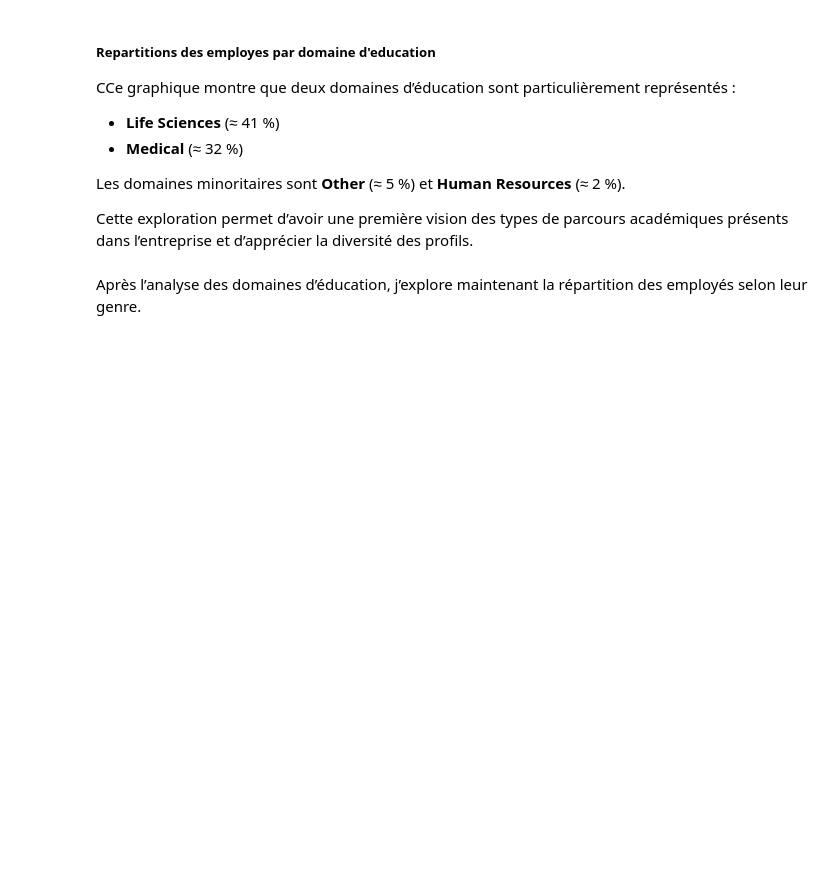
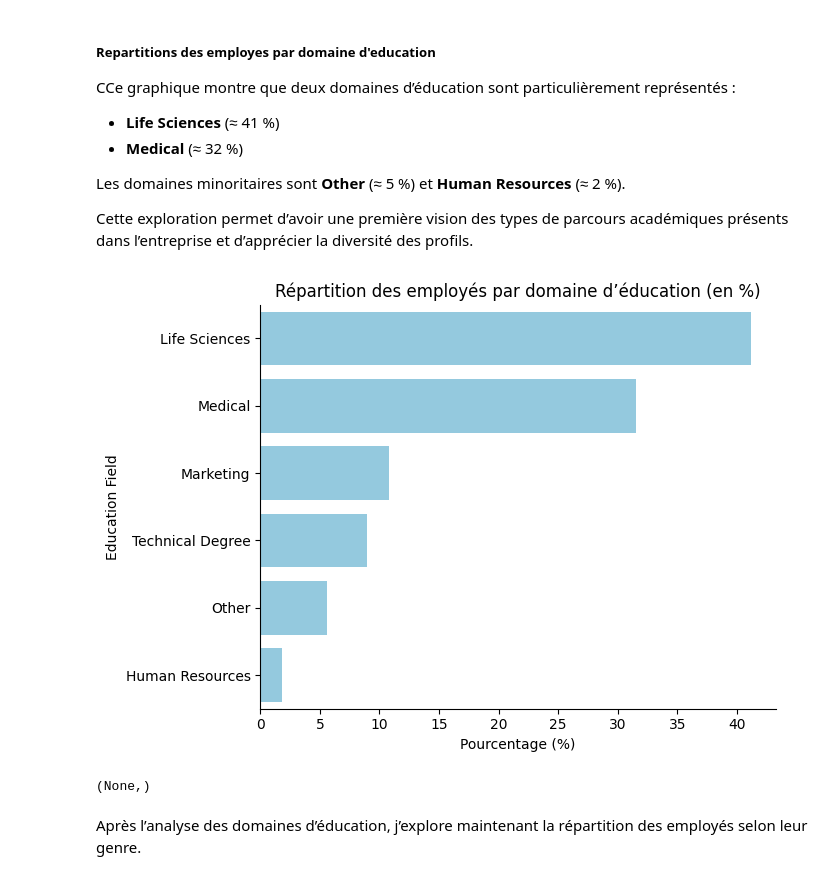
Before and after one commit to Kemuri15/employee-attrition-analysis, a Jupyter notebook: notebooks/03_axes_vie_perso.ipynb, the cells around one changed output. Saved outputs shown, nothing was run; the diff lists cells and outputs as text; code cells hidden in the pictures; blank space fills up the shorter version.

```diff
--- a/notebooks/03_axes_vie_perso.ipynb
+++ b/notebooks/03_axes_vie_perso.ipynb
@@ -269,18 +362,21 @@ Les domaines minoritaires sont **Other** (≈ 5 %) et **Human Resources** (≈ 2
 
 Cette exploration permet d’avoir une première vision des types de parcours académiques présents dans l’entreprise et d’apprécier la diversité des profils.
 # %%
-plt.figure(figsize=(12,7))
+plt.figure(figsize=(7,5))
 
 axe = plt.gca()
 axe.spines['top'].set_visible(False)
 axe.spines['right'].set_visible(False)
 
 sns.barplot(data=df_EducationField, y= "Education Field", x= "Pourcentage", color="skyblue")
 plt.xlabel("Pourcentage (%)")
 plt.ylabel("Education Field")
 plt.title("Répartition des employés par domaine d’éducation (en %)")
 plt.tight_layout()
 plt.show(),
+# %% [output]
+[figure, added]
+(None,)
 # %% [markdown]
 Après l’analyse des domaines d’éducation, j’explore maintenant la répartition des employés selon leur genre.
 # %% [markdown]
```
Also changed, not shown: parts of 24 cells of this notebook, 1 other file.
